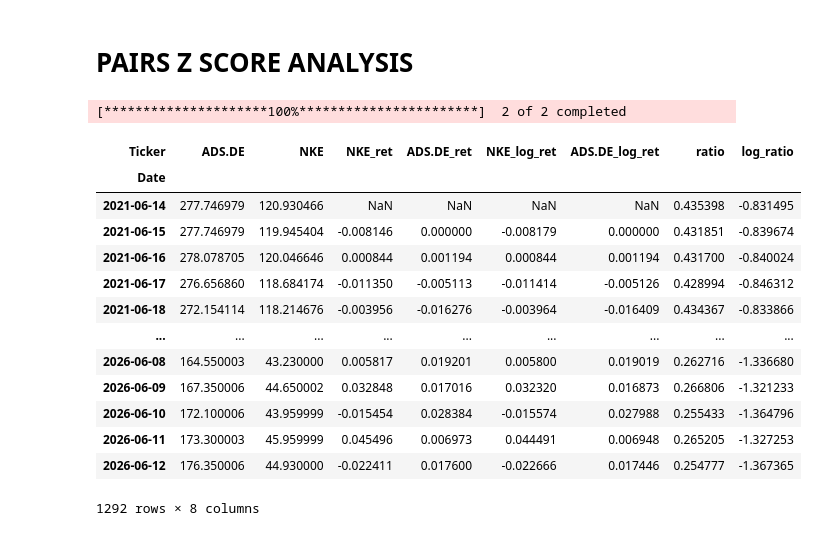
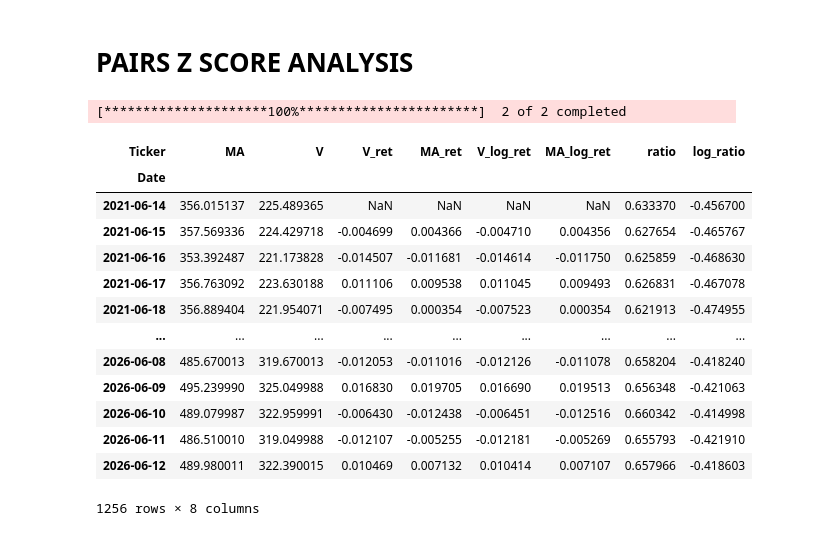
Before and after one commit to DylJeger/quant-journey, a Jupyter notebook: Pairs_Z_Score/Pairs_Z_Score.ipynb, the cells around one changed output. Drawn from its saved outputs; the diff is of its cells as text; code cells hidden in the pictures.

```diff
--- a/Pairs_Z_Score/Pairs_Z_Score.ipynb
+++ b/Pairs_Z_Score/Pairs_Z_Score.ipynb
@@ -9,34 +9,36 @@ import yfinance as yf
 # %%
 # Select 2 stock ticker
 
-ticker1 = "NKE"
-ticker2 = "ADS.DE"
+ticker1 = "V"
+ticker2 = "MA"
 # %%
+# Compute key metrics
+
 df = yf.download([ticker1, ticker2], period="5y")
-df = df.Close
+df = df.Close.copy()
 df[ticker1+"_ret"] = df[ticker1].pct_change()
 df[ticker2+"_ret"] = df[ticker2].pct_change()
 df[ticker1+"_log_ret"] = np.log(df[ticker1] / df[ticker1].shift(1))
 df[ticker2+"_log_ret"] = np.log(df[ticker2] / df[ticker2].shift(1))
 df["ratio"] = df[ticker1] / df[ticker2]
 df["log_ratio"] = np.log(df[ticker1] / df[ticker2])
 
 df
 # %% [output]
 [*********************100%***********************]  2 of 2 completed
-| Ticker | ADS.DE | NKE | NKE_ret | ADS.DE_ret | NKE_log_ret | ADS.DE_log_ret | ratio | log_ratio |
+| Ticker | MA | V | V_ret | MA_ret | V_log_ret | MA_log_ret | ratio | log_ratio |
 | Date |  |  |  |  |  |  |  |  |
-| 2021-06-14 | 277.746979 | 120.930466 | NaN | NaN | NaN | NaN | 0.435398 | -0.831495 |
-| 2021-06-15 | 277.746979 | 119.945404 | -0.008146 | 0.000000 | -0.008179 | 0.000000 | 0.431851 | -0.839674 |
-| 2021-06-16 | 278.078705 | 120.046646 | 0.000844 | 0.001194 | 0.000844 | 0.001194 | 0.431700 | -0.840024 |
-| 2021-06-17 | 276.656860 | 118.684174 | -0.011350 | -0.005113 | -0.011414 | -0.005126 | 0.428994 | -0.846312 |
-| 2021-06-18 | 272.154114 | 118.214676 | -0.003956 | -0.016276 | -0.003964 | -0.016409 | 0.434367 | -0.833866 |
+| 2021-06-14 | 356.015137 | 225.489365 | NaN | NaN | NaN | NaN | 0.633370 | -0.456700 |
+| 2021-06-15 | 357.569336 | 224.429718 | -0.004699 | 0.004366 | -0.004710 | 0.004356 | 0.627654 | -0.465767 |
+| 2021-06-16 | 353.392487 | 221.173828 | -0.014507 | -0.011681 | -0.014614 | -0.011750 | 0.625859 | -0.468630 |
+| 2021-06-17 | 356.763092 | 223.630188 | 0.011106 | 0.009538 | 0.011045 | 0.009493 | 0.626831 | -0.467078 |
+| 2021-06-18 | 356.889404 | 221.954071 | -0.007495 | 0.000354 | -0.007523 | 0.000354 | 0.621913 | -0.474955 |
 | ... | ... | ... | ... | ... | ... | ... | ... | ... |
-| 2026-06-08 | 164.550003 | 43.230000 | 0.005817 | 0.019201 | 0.005800 | 0.019019 | 0.262716 | -1.336680 |
-| 2026-06-09 | 167.350006 | 44.650002 | 0.032848 | 0.017016 | 0.032320 | 0.016873 | 0.266806 | -1.321233 |
-| 2026-06-10 | 172.100006 | 43.959999 | -0.015454 | 0.028384 | -0.015574 | 0.027988 | 0.255433 | -1.364796 |
-| 2026-06-11 | 173.300003 | 45.959999 | 0.045496 | 0.006973 | 0.044491 | 0.006948 | 0.265205 | -1.327253 |
-| 2026-06-12 | 176.350006 | 44.930000 | -0.022411 | 0.017600 | -0.022666 | 0.017446 | 0.254777 | -1.367365 |
+| 2026-06-08 | 485.670013 | 319.670013 | -0.012053 | -0.011016 | -0.012126 | -0.011078 | 0.658204 | -0.418240 |
+| 2026-06-09 | 495.239990 | 325.049988 | 0.016830 | 0.019705 | 0.016690 | 0.019513 | 0.656348 | -0.421063 |
+| 2026-06-10 | 489.079987 | 322.959991 | -0.006430 | -0.012438 | -0.006451 | -0.012516 | 0.660342 | -0.414998 |
+| 2026-06-11 | 486.510010 | 319.049988 | -0.012107 | -0.005255 | -0.012181 | -0.005269 | 0.655793 | -0.421910 |
+| 2026-06-12 | 489.980011 | 322.390015 | 0.010469 | 0.007132 | 0.010414 | 0.007107 | 0.657966 | -0.418603 |
-1292 rows × 8 columns
+1256 rows × 8 columns
 # %%
 # chart to sense check
```
Also changed, not shown: parts of 2 cells of this notebook.
